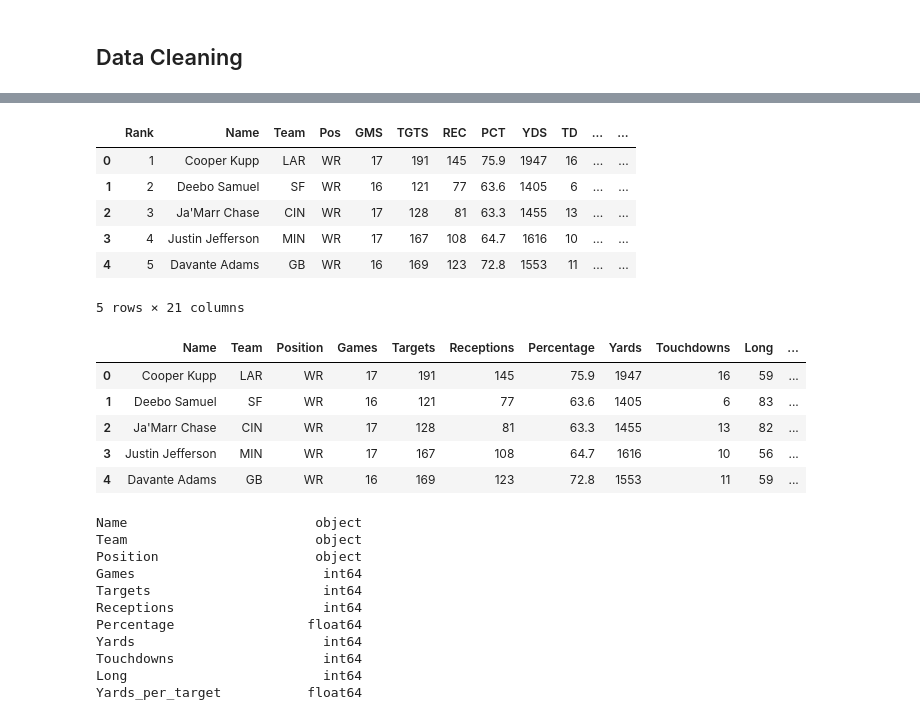
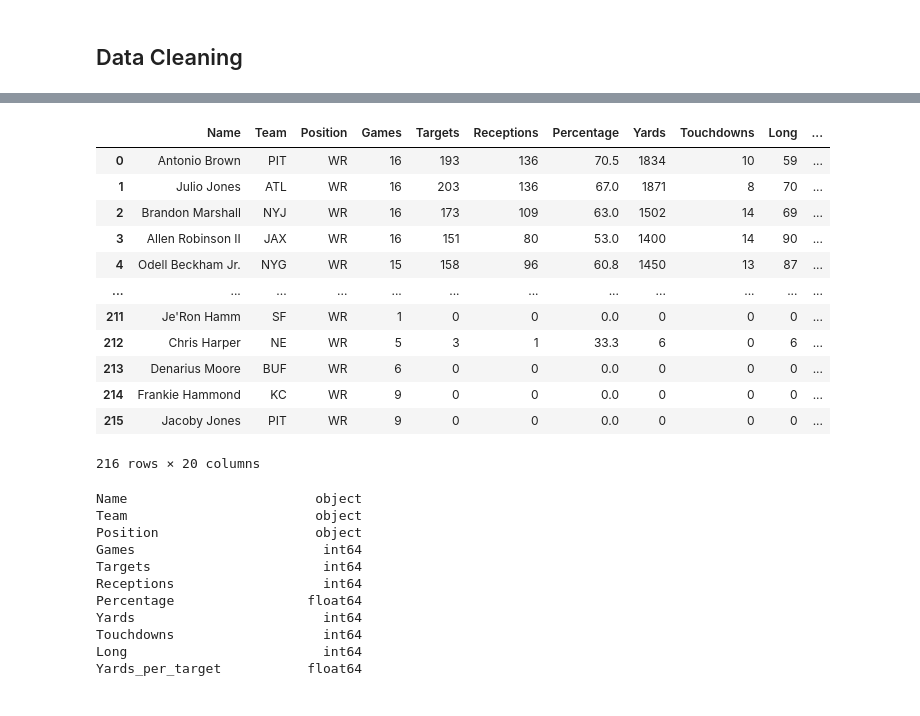
Before and after one commit to hugosp95/Project4_NFL_Data_Analytics, a Jupyter notebook: project_4.ipynb, the cells around one changed output, grey strips where cells are left out. Cells and saved outputs as stored; diff of their text form; code cells hidden in the pictures.

```diff
--- a/project_4.ipynb
+++ b/project_4.ipynb
@@ -16,8 +16,11 @@ from tensorflow.keras.layers import Dense
 from tensorflow.keras.models import Sequential
 from sklearn.preprocessing import StandardScaler
 # %%
-# read in the three raw data files
-#file = Path('wr_season_2019.xlsx')
+# read in the four raw data files
+season_2015_df = pd.read_excel('wr_season_2015.xlsx')
+season_2016_df = pd.read_excel('wr_season_2016.xlsx')
+season_2017_df = pd.read_excel('wr_season_2017.xlsx')
+season_2018_df = pd.read_excel('wr_season_2018.xlsx')
 season_2019_df = pd.read_excel('wr_season_2019.xlsx')
 season_2020_df = pd.read_excel('wr_season_2020.xlsx')
 season_2021_df = pd.read_excel('wr_season_2021.xlsx')
@@ -48,16 +40,15 @@ season_2020_df.head()
-# %%
-# preview new dataframe
-season_2021_df.head()
-# %% [output]
-|  | Rank | Name | Team | Pos | GMS | TGTS | REC | PCT | YDS | TD | ... | ... |
-| 0 | 1 | Cooper Kupp | LAR | WR | 17 | 191 | 145 | 75.9 | 1947 | 16 | ... | ... |
-| 1 | 2 | Deebo Samuel | SF | WR | 16 | 121 | 77 | 63.6 | 1405 | 6 | ... | ... |
-| 2 | 3 | Ja'Marr Chase | CIN | WR | 17 | 128 | 81 | 63.3 | 1455 | 13 | ... | ... |
-| 3 | 4 | Justin Jefferson | MIN | WR | 17 | 167 | 108 | 64.7 | 1616 | 10 | ... | ... |
-| 4 | 5 | Davante Adams | GB | WR | 16 | 169 | 123 | 72.8 | 1553 | 11 | ... | ... |
-5 rows × 21 columns
 # %%
 # drop rank column from all dataframes since we don't need this value for the model
+season_2015_df = season_2015_df.drop(columns=['Rk'])
+season_2016_df = season_2016_df.drop(columns=['Rk'])
+season_2017_df = season_2017_df.drop(columns=['Rank'])
+season_2018_df = season_2018_df.drop(columns=['Rank'])
 season_2019_df = season_2019_df.drop(columns=['Rank'])
 season_2020_df = season_2020_df.drop(columns=['Rank'])
 season_2021_df = season_2021_df.drop(columns=['Rank'])
+# %%
+# rename columns to be clear terminology
+season_2015_df = season_2015_df.rename(columns={'Pos': 'Position', 'GMS': 'Games', 'REC': 'Receptions', 'TGTS': 'Targets', 'PCT': 'Percentage',
+                               'YDS': 'Yards', 'TD': 'Touchdowns', 'LNG': 'Long', 'Y/T': 'Yards_per_target', 'Y/R': 'Yards_per_reception', 'ATT': 'Attempts',
+                               'TD.1': 'Rushing_touchdown', 'YDS.1': 'Rushing_yards', 'AVG': 'Average_rushing_yards', 'FUM': 'Fumbles', 'LST': 'Lost_yards',
+                               'FPTS/G': 'Fantasy_points_per_game', 'FPTS': 'Fantasy_points'})
@@ -81,13 +90,20 @@ season_2021_df = season_2021_df.rename(columns={'Pos': 'Position', 'GMS': 'Games
                                'FPTS/G': 'Fantasy_points_per_game', 'FPTS': 'Fantasy_points'})
 # %%
 # check to make sure columns have been renamed
-season_2021_df.head()
+season_2015_df
 # %% [output]
 |  | Name | Team | Position | Games | Targets | Receptions | Percentage | Yards | Touchdowns | Long | ... |
-| 0 | Cooper Kupp | LAR | WR | 17 | 191 | 145 | 75.9 | 1947 | 16 | 59 | ... |
-| 1 | Deebo Samuel | SF | WR | 16 | 121 | 77 | 63.6 | 1405 | 6 | 83 | ... |
-| 2 | Ja'Marr Chase | CIN | WR | 17 | 128 | 81 | 63.3 | 1455 | 13 | 82 | ... |
-| 3 | Justin Jefferson | MIN | WR | 17 | 167 | 108 | 64.7 | 1616 | 10 | 56 | ... |
-| 4 | Davante Adams | GB | WR | 16 | 169 | 123 | 72.8 | 1553 | 11 | 59 | ... |
+| 0 | Antonio Brown | PIT | WR | 16 | 193 | 136 | 70.5 | 1834 | 10 | 59 | ... |
+| 1 | Julio Jones | ATL | WR | 16 | 203 | 136 | 67.0 | 1871 | 8 | 70 | ... |
+| 2 | Brandon Marshall | NYJ | WR | 16 | 173 | 109 | 63.0 | 1502 | 14 | 69 | ... |
+| 3 | Allen Robinson II | JAX | WR | 16 | 151 | 80 | 53.0 | 1400 | 14 | 90 | ... |
+| 4 | Odell Beckham Jr. | NYG | WR | 15 | 158 | 96 | 60.8 | 1450 | 13 | 87 | ... |
+| ... | ... | ... | ... | ... | ... | ... | ... | ... | ... | ... | ... |
+| 211 | Je'Ron Hamm | SF | WR | 1 | 0 | 0 | 0.0 | 0 | 0 | 0 | ... |
+| 212 | Chris Harper | NE | WR | 5 | 3 | 1 | 33.3 | 6 | 0 | 6 | ... |
+| 213 | Denarius Moore | BUF | WR | 6 | 0 | 0 | 0.0 | 0 | 0 | 0 | ... |
+| 214 | Frankie Hammond | KC | WR | 9 | 0 | 0 | 0.0 | 0 | 0 | 0 | ... |
+| 215 | Jacoby Jones | PIT | WR | 9 | 0 | 0 | 0.0 | 0 | 0 | 0 | ... |
+216 rows × 20 columns
 # %%
 # add column to each dataframe that contains the year of play
```
Also changed, not shown: parts of 27 cells of this notebook.
